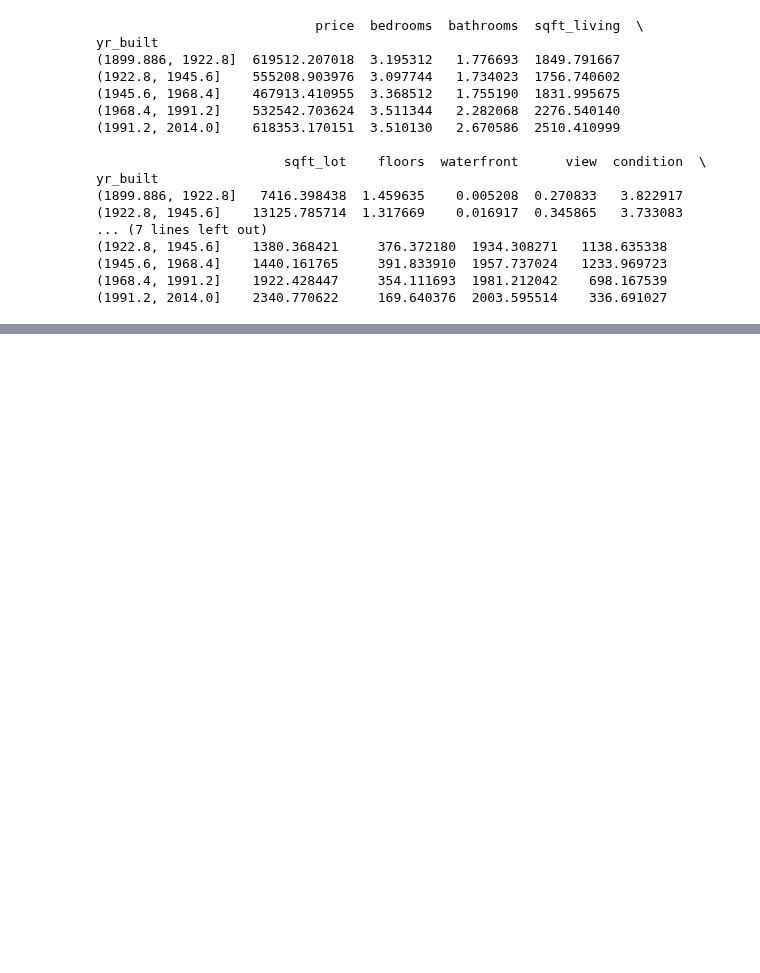
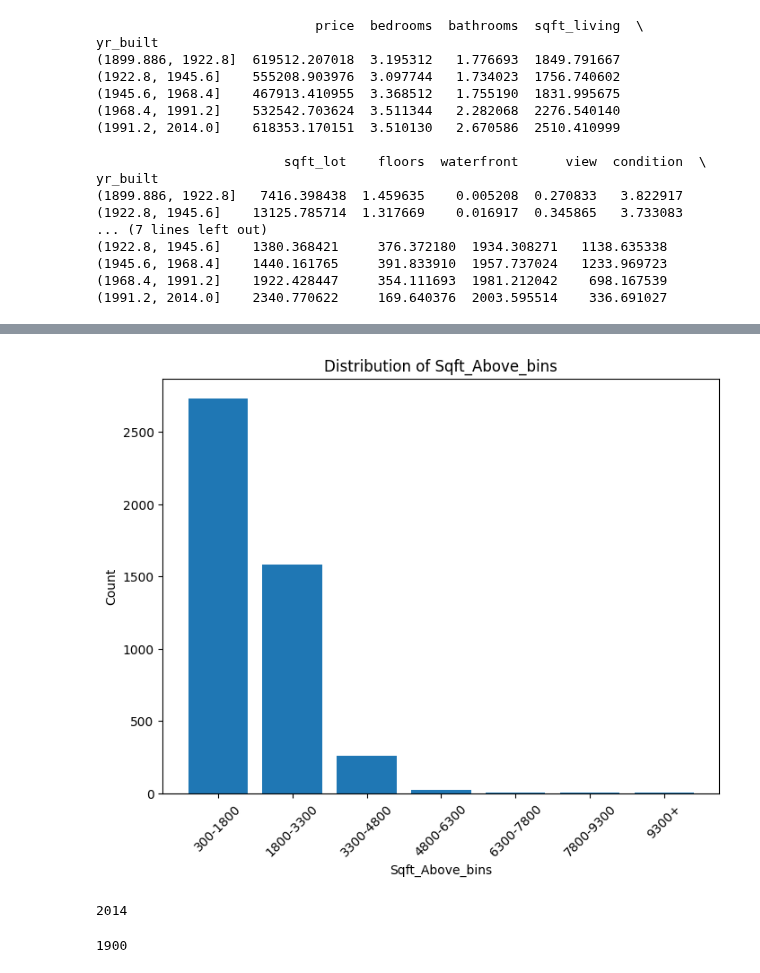
Before and after one commit to Deyonrose/labexercises, a Jupyter notebook: 2348513_ex1.ipynb, the cells around one changed output, grey strips where cells are left out. Saved outputs shown, nothing was run; the diff lists cells and outputs as text; code cells hidden in the pictures; blank space fills up the shorter version.

```diff
--- a/2348513_ex1.ipynb
+++ b/2348513_ex1.ipynb
@@ -98,0 +141,5 @@ yr_built
+# %%
+bins=[300,1800,3300,4800,6300,7800,9300,10800]
+labels=['300-1800','1800-3300','3300-4800','4800-6300','6300-7800','7800-9300','9300+']
+df['Sqft_Above_bins']=pd.cut(df['sqft_above'],bins=bins,labels=labels)
+print(df)
@@ -98,0 +164,21 @@ yr_built
+# %%
+bin_counts = df['Sqft_Above_bins'].value_counts()
+plt.figure(figsize=(8, 6))
+plt.bar(bin_counts.index, bin_counts.values)
+plt.xlabel('Sqft_Above_bins')
+plt.ylabel('Count')
+plt.title('Distribution of Sqft_Above_bins')
+plt.xticks(rotation=45)
+plt.show()
+# %% [output]
+[figure, added]
+# %%
+pg=df['yr_built'].max()
+pg
+# %% [output]
+2014
+# %%
+pg=df['yr_built'].min()
+pg
+# %% [output]
+1900
```
Also changed, not shown: parts of 13 cells of this notebook.
